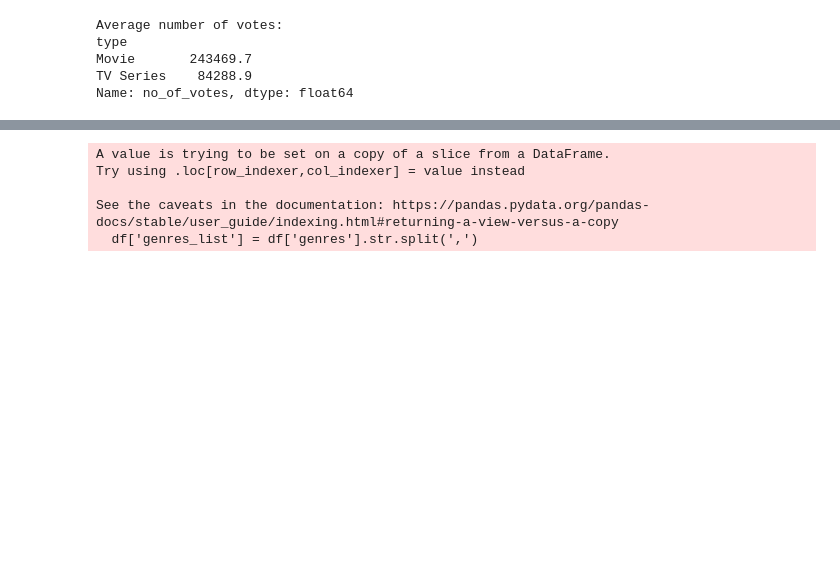
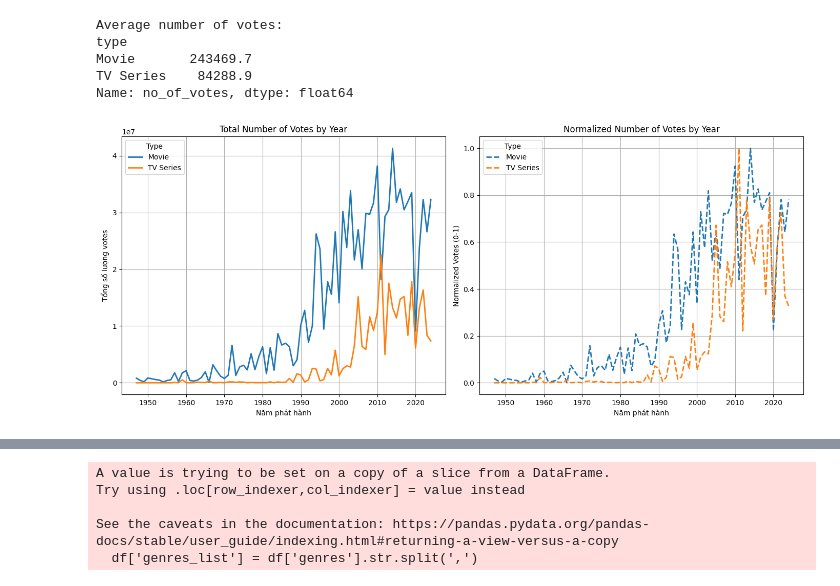
Before and after one commit to phuocnguyen2412/movie-analyst, a Jupyter notebook: Analyze_data_4.ipynb, the cells around one changed output, grey strips where cells are left out. Drawn from its saved outputs; the diff is of its cells as text; code cells hidden in the pictures; blank space fills up the shorter version.

```diff
--- a/Analyze_data_4.ipynb
+++ b/Analyze_data_4.ipynb
@@ -128,3 +221,37 @@ type
 Movie       243469.7
 TV Series    84288.9
 Name: no_of_votes, dtype: float64
+# %%
+# Nhóm dữ liệu theo năm và loại, tính tổng số lượng votes
+yearly_votes = df.groupby(['release_date', 'type'])['no_of_votes'].sum().unstack()
+yearly_votes = yearly_votes.dropna()  # Loại bỏ giá trị NaN nếu có
+
+# Chuẩn hóa dữ liệu votes theo Min-Max Scaling
+scaler = MinMaxScaler()
+normalized_votes = pd.DataFrame(scaler.fit_transform(yearly_votes),
+                                columns=yearly_votes.columns,
+                                index=yearly_votes.index)
+
+# Vẽ hai biểu đồ cạnh nhau
+fig, axes = plt.subplots(1, 2, figsize=(14, 6))
+
+# Biểu đồ tổng số votes gốc
+yearly_votes.plot(ax=axes[0], kind='line', linewidth=2, markersize=4)
+axes[0].set_title('Total Number of Votes by Year')
+axes[0].set_xlabel('Năm phát hành')
+axes[0].set_ylabel('Tổng số lượng votes')
+axes[0].legend(title='Type')
+axes[0].grid(True)
+
+# Biểu đồ chuẩn hóa
+normalized_votes.plot(ax=axes[1], kind='line', linestyle='dashed', linewidth=2, markersize=4)
+axes[1].set_title('Normalized Number of Votes by Year')
+axes[1].set_xlabel('Năm phát hành')
+axes[1].set_ylabel('Normalized Votes (0-1)')
+axes[1].legend(title='Type')
+axes[1].grid(True)
+
+plt.tight_layout()
+plt.show()
+# %% [output]
+[figure, added]
```
Also changed, not shown: parts of 14 cells of this notebook, 1 other file.
